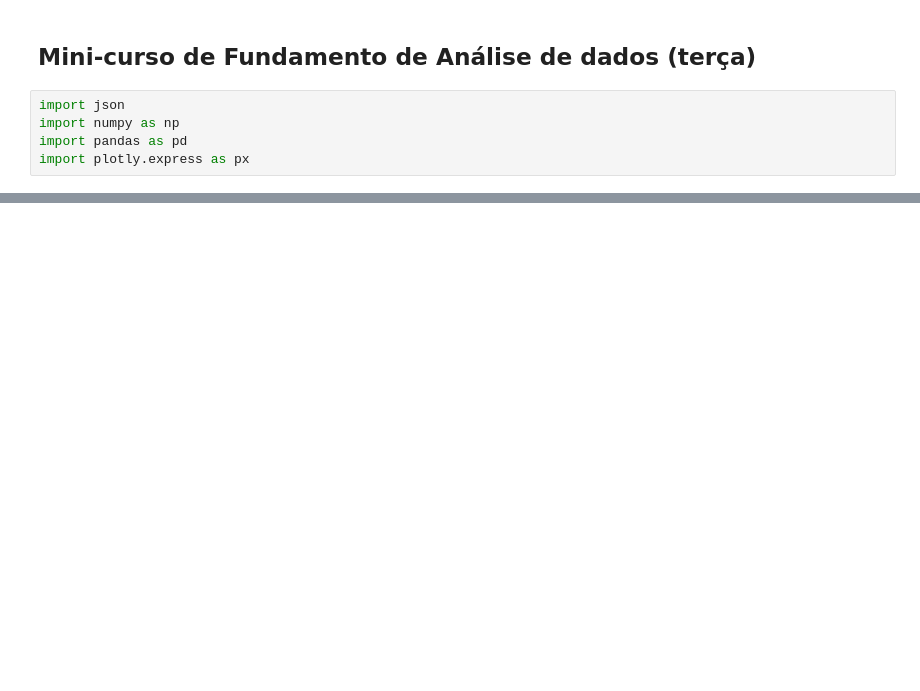
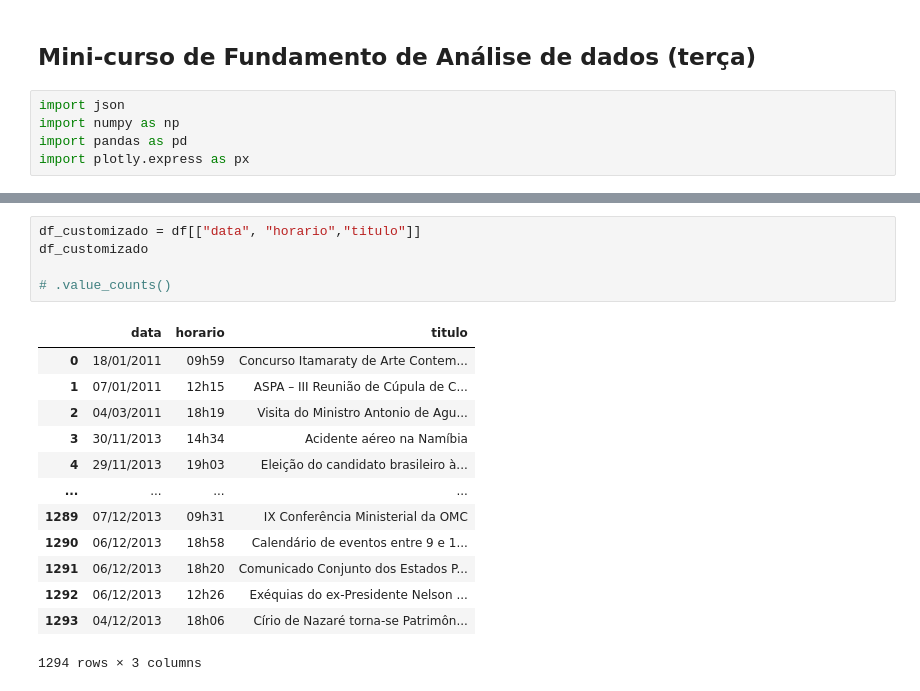
Before and after one commit to rafaelrdealmeida/fudamentos01, a Jupyter notebook: fundamentos01_terca.ipynb, the cells around one changed output, grey strips where cells are left out. Cells and saved outputs as stored; diff of their text form; blank space fills up the shorter version.

```diff
--- a/fundamentos01_terca.ipynb
+++ b/fundamentos01_terca.ipynb
@@ -87,4 +78,23 @@ data_atualizada       object
 horario_atualizado    object
 paragrafos            object
 dtype: object
+# %%
+df_customizado = df[["data", "horario","titulo"]]
+df_customizado
+
+# .value_counts()
+# %% [output]
+|  | data | horario | titulo |
+| 0 | 18/01/2011 | 09h59 | Concurso Itamaraty de Arte Contem... |
+| 1 | 07/01/2011 | 12h15 | ASPA – III Reunião de Cúpula de C... |
+| 2 | 04/03/2011 | 18h19 | Visita do Ministro Antonio de Agu... |
+| 3 | 30/11/2013 | 14h34 | Acidente aéreo na Namíbia |
+| 4 | 29/11/2013 | 19h03 | Eleição do candidato brasileiro à... |
+| ... | ... | ... | ... |
+| 1289 | 07/12/2013 | 09h31 | IX Conferência Ministerial da OMC |
+| 1290 | 06/12/2013 | 18h58 | Calendário de eventos entre 9 e 1... |
+| 1291 | 06/12/2013 | 18h20 | Comunicado Conjunto dos Estados P... |
+| 1292 | 06/12/2013 | 12h26 | Exéquias do ex-Presidente Nelson ... |
+| 1293 | 04/12/2013 | 18h06 | Círio de Nazaré torna-se Patrimôn... |
+1294 rows × 3 columns
 # %%
```
Also changed, not shown: parts of 9 cells of this notebook.
